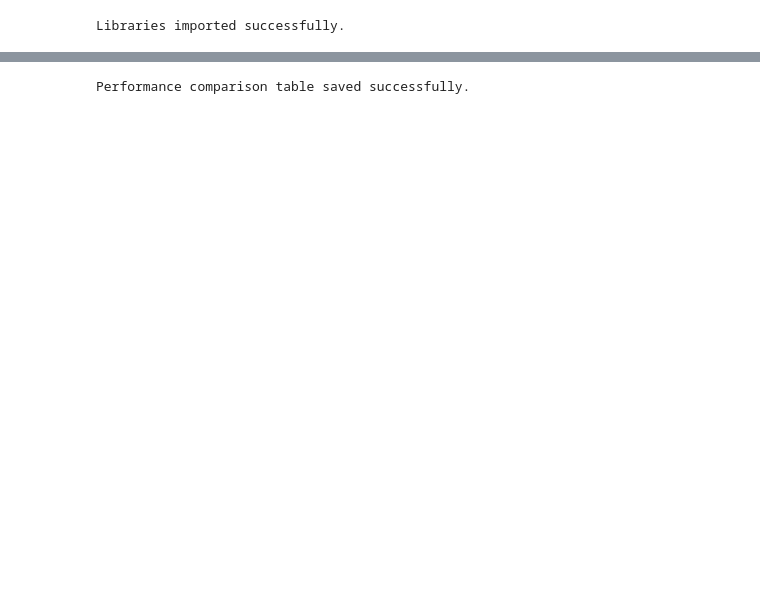
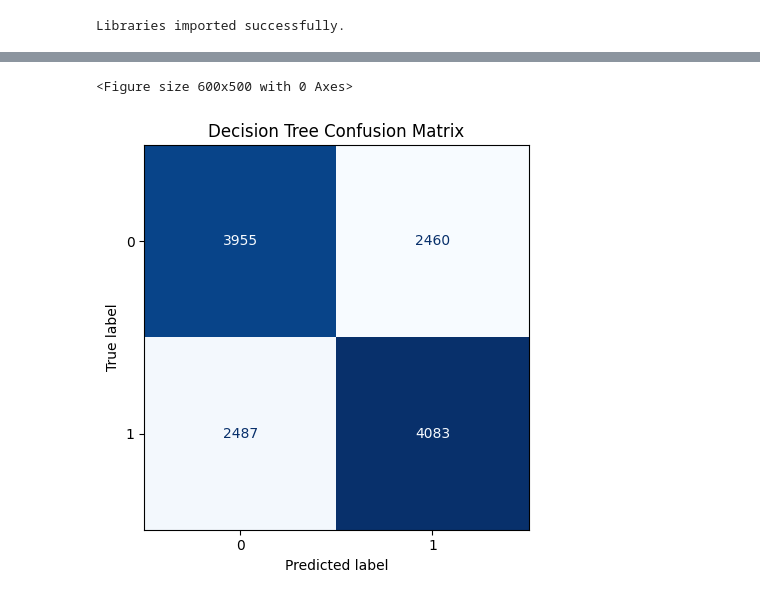
Before and after one commit to dilpreetpb32-pixel/Heart-Disease-Prediction-and-Risk-Assessment, a Jupyter notebook: notebooks/05_Model_Evaluation_and_Comparison.ipynb, the cells around one changed output, grey strips where cells are left out. Drawn from its saved outputs; the diff is of its cells as text; code cells hidden in the pictures; blank space fills up the shorter version.

```diff
--- a/notebooks/05_Model_Evaluation_and_Comparison.ipynb
+++ b/notebooks/05_Model_Evaluation_and_Comparison.ipynb
@@ -88,17 +91,10 @@ All trained models loaded successfully.
 # %%
-# ==========================================================
-# Step 4: Generate Predictions
-# ==========================================================
+logistic_model = joblib.load("../models/logistic_regression.pkl")
+decision_tree_model = joblib.load("../models/decision_tree.pkl")
+random_forest_model = joblib.load("../models/random_forest.pkl")
+knn_model = joblib.load("../models/knn.pkl")
+svm_model = joblib.load("../models/svm.pkl")
+xgboost_model = joblib.load("../models/xgboost.pkl")
 
-# Models using scaled datasets
-y_pred_lr = lr_model.predict(X_test_scaled)
-y_pred_svm = svm_model.predict(X_test_scaled)
-y_pred_knn = knn_model.predict(X_test_scaled)
-
-# Models using unscaled datasets
-y_pred_dt = dt_model.predict(X_test)
-y_pred_rf = rf_model.predict(X_test)
-y_pred_xgb = xgb_model.predict(X_test)
-
-print("Predictions generated successfully.")
+print("All trained models loaded successfully.")
 # %% [output]
@@ -364,13 +276,24 @@ Therefore, **XGBoost** is selected as the final machine learning model for this
 # %%
-# ==========================================================
-# Step 10: Save Performance Comparison Table
-# ==========================================================
+plt.figure(figsize=(6,5))
 
-comparison_df.to_csv(
-    "../reports/model_performance_comparison.csv",
-    index=False
+ConfusionMatrixDisplay.from_predictions(
+    y_test,
+    decision_tree_pred,
+    cmap="Blues",
+    colorbar=False
 )
 
-print("Performance comparison table saved successfully.")
+plt.title("Decision Tree Confusion Matrix")
+
+plt.tight_layout()
+
+plt.savefig(
+    "../images/model_evaluation/decision_tree_confusion_matrix.png",
+    dpi=300,
+    bbox_inches="tight"
+)
+
+plt.show()
 # %% [output]
-Performance comparison table saved successfully.
+<Figure size 600x500 with 0 Axes>
+[figure, added]
```
Also changed, not shown: parts of 39 cells of this notebook, 8 other files.
